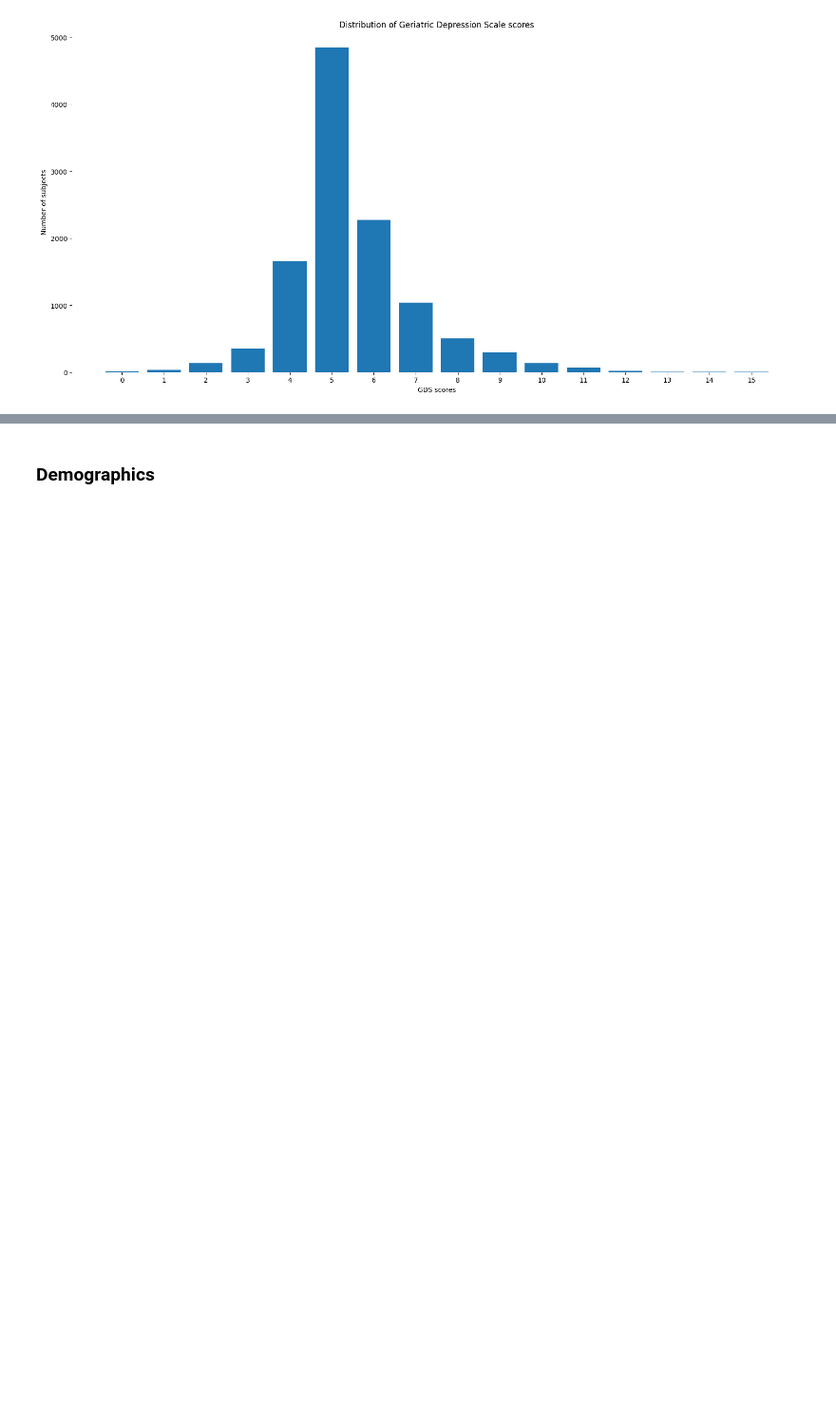
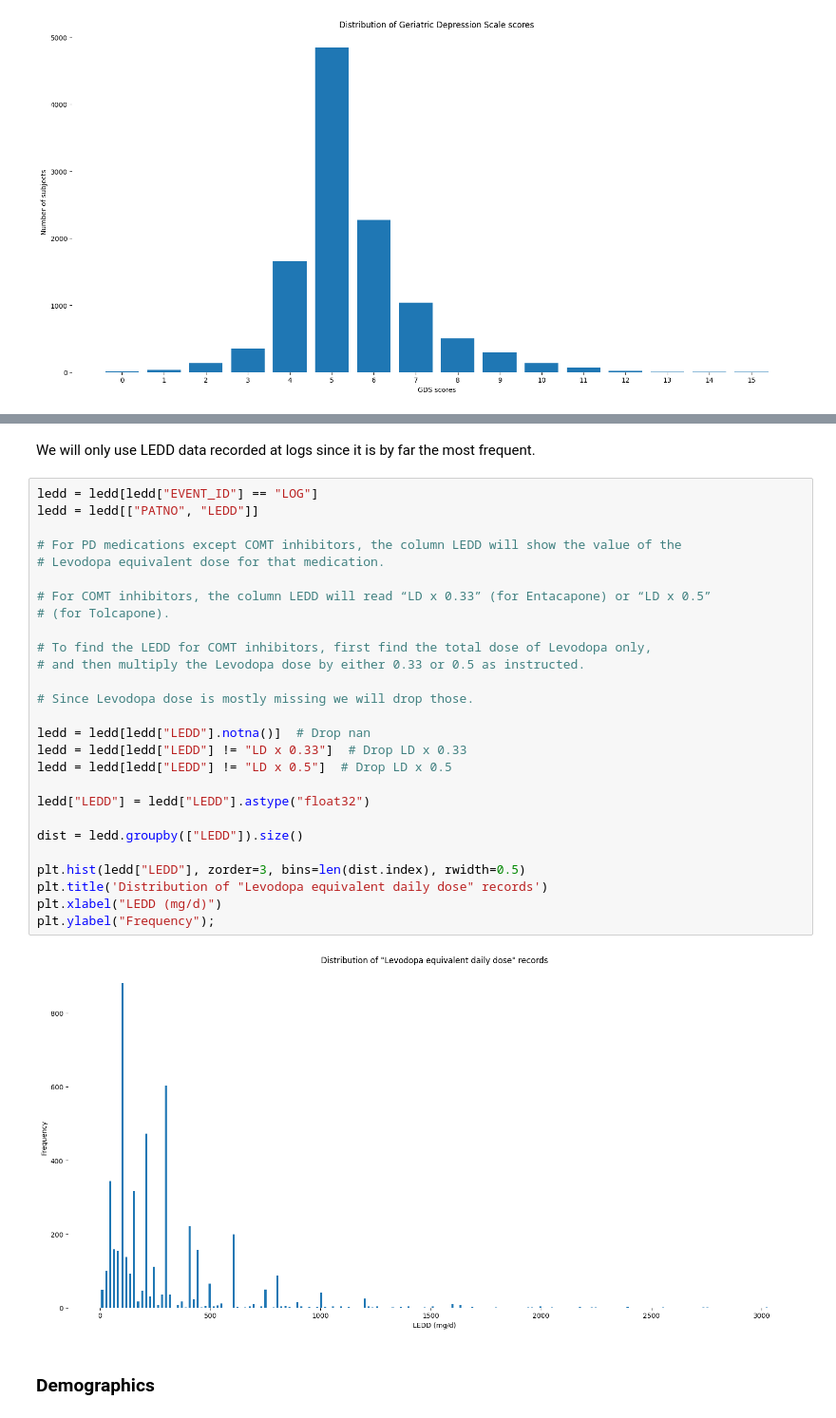
Before and after one commit to LivingPark-MRI/sterling-etal-2016, a Jupyter notebook: sterling-etal-2016.ipynb, the cells around one changed output, grey strips where cells are left out. Shown: that part at 95% size. Drawn from its saved outputs; the diff is of its cells as text; blank space fills up the shorter version.

```diff
--- a/sterling-etal-2016.ipynb
+++ b/sterling-etal-2016.ipynb
@@ -227,3 +232,34 @@ ledd = pd.read_csv(os.path.join(data_dir, "LEDD_Concomitant_Medication_Log.csv")
+# %% [markdown]
+We will only use LEDD data recorded at logs since it is by far the most frequent.
+# %%
+ledd = ledd[ledd["EVENT_ID"] == "LOG"]
+ledd = ledd[["PATNO", "LEDD"]]
+
+# For PD medications except COMT inhibitors, the column LEDD will show the value of the
+# Levodopa equivalent dose for that medication.
+
+# For COMT inhibitors, the column LEDD will read “LD x 0.33” (for Entacapone) or “LD x 0.5”
+# (for Tolcapone).
+
+# To find the LEDD for COMT inhibitors, first find the total dose of Levodopa only,
+# and then multiply the Levodopa dose by either 0.33 or 0.5 as instructed.
+
+# Since Levodopa dose is mostly missing we will drop those.
+
+ledd = ledd[ledd["LEDD"].notna()]  # Drop nan
+ledd = ledd[ledd["LEDD"] != "LD x 0.33"]  # Drop LD x 0.33
+ledd = ledd[ledd["LEDD"] != "LD x 0.5"]  # Drop LD x 0.5
+
+ledd["LEDD"] = ledd["LEDD"].astype("float32")
+
+dist = ledd.groupby(["LEDD"]).size()
+
+plt.hist(ledd["LEDD"], zorder=3, bins=len(dist.index), rwidth=0.5)
+plt.title('Distribution of "Levodopa equivalent daily dose" records')
+plt.xlabel("LEDD (mg/d)")
+plt.ylabel("Frequency");
+# %% [output]
+[figure, added]
 # %% [markdown]
 ### Demographics
 # %% [markdown]
```
Also changed, not shown: parts of 7 cells of this notebook.
